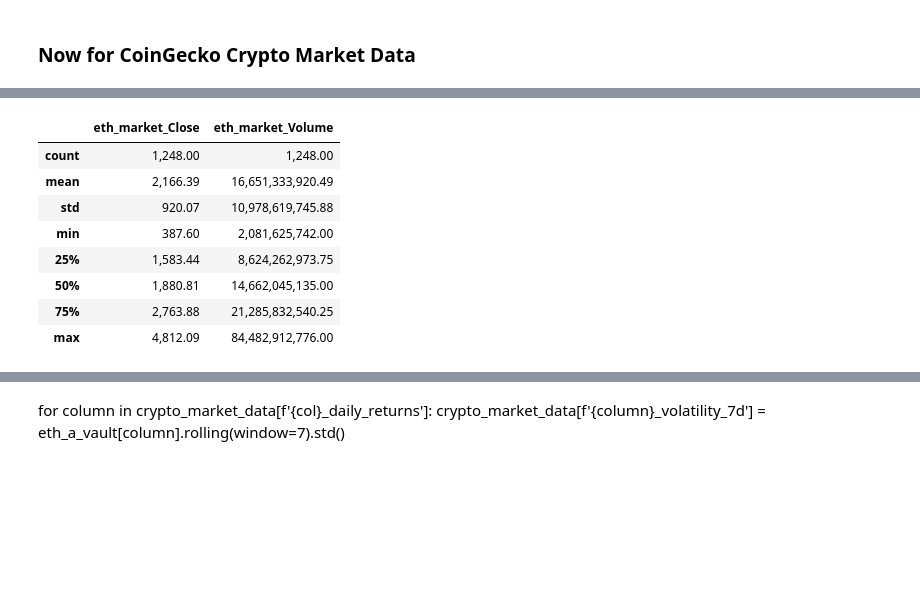
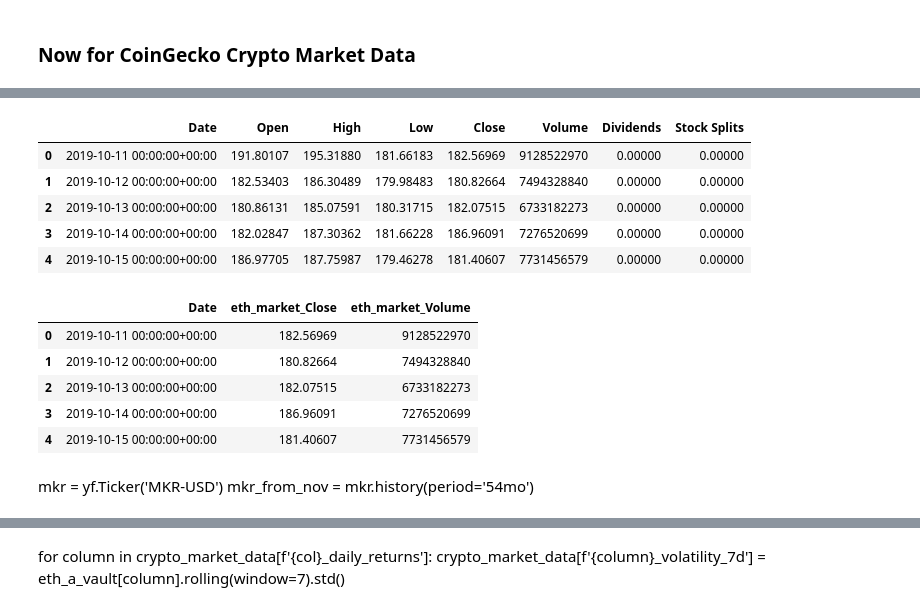
Before and after one commit to BrandynHamilton/mkrdao_port_mgmt, a Jupyter notebook: notebooks/exploratory.ipynb, the cells around one changed output, grey strips where cells are left out. Drawn from its saved outputs; the diff is of its cells as text; code cells hidden in the pictures; blank space fills up the shorter version.

```diff
--- a/notebooks/exploratory.ipynb
+++ b/notebooks/exploratory.ipynb
@@ -94,7 +59,7 @@ def fetch_dune_data(num):
     result = dune.get_latest_result(num)
     return pd.DataFrame(result.result.rows)
 # %%
-pd.options.display.float_format = '{:,.2f}'.format
+pd.options.display.float_format = '{:,.5f}'.format
 # %% [markdown]
 ### First, lets get MakerDAO Financial Statements from https://dune.com/steakhouse/makerdao
 # %% [markdown]
@@ -239,8 +214,10 @@ pivoted_income_statement = is_csv.pivot_table(index='period',
                             columns='item',
                             values='value',
                             aggfunc='sum').reset_index()
+# %%
+pivoted_income_statement.drop(columns=['1 - PnL','2 - Assets','2.8 - Operating Reserves','3 - Liabilities & Equity','3.8 - Equity (Operating Reserves)'], inplace=True)
 # %%
-pivoted_income_statement['Total Revenues']= pivoted_income_statement[['1 - PnL', '1.1 - Lending Revenues', '1.2 - Liquidations Revenues', '1.3 - Trading Revenues']].sum(axis=1)
+pivoted_income_statement['Total Revenues']= pivoted_income_statement[['1.1 - Lending Revenues', '1.2 - Liquidations Revenues', '1.3 - Trading Revenues']].sum(axis=1)
 pivoted_income_statement['Total Expenses'] = pivoted_income_statement[['1.4 - Lending Expenses', '1.5 - Liquidations Expenses', '1.6 - Workforce Expenses']].sum(axis=1)
 pivoted_income_statement['profit_margin'] = pivoted_income_statement['1.9 - Net Income'] / pivoted_income_statement['2.9 - Total Assets']
 pivoted_income_statement['ROA'] = pivoted_income_statement['1.9 - Net Income'] / pivoted_income_statement['2.9 - Total Assets']
@@ -1835,3 +1947,13 @@ eth = yf.Ticker('ETH-USD')
 # %%
-eth_from_nov = eth.history(period='41mo')
-eth_from_nov = eth_from_nov.drop(columns=['Dividends','Stock Splits','Open','Low','High'])
+eth_from_nov_path = '../data/csv/eth.csv'
+#eth_from_nov.to_csv(eth_from_nov_path)
+eth_from_nov = pd.read_csv(eth_from_nov_path)
+# %%
+eth_from_nov.head()
+# %% [output]
+|  | Date | Open | High | Low | Close | Volume | Dividends | Stock Splits |
+| 0 | 2019-10-11 00:00:00+00:00 | 191.80107 | 195.31880 | 181.66183 | 182.56969 | 9128522970 | 0.00000 | 0.00000 |
+| 1 | 2019-10-12 00:00:00+00:00 | 182.53403 | 186.30489 | 179.98483 | 180.82664 | 7494328840 | 0.00000 | 0.00000 |
+| 2 | 2019-10-13 00:00:00+00:00 | 180.86131 | 185.07591 | 180.31715 | 182.07515 | 6733182273 | 0.00000 | 0.00000 |
+| 3 | 2019-10-14 00:00:00+00:00 | 182.02847 | 187.30362 | 181.66228 | 186.96091 | 7276520699 | 0.00000 | 0.00000 |
+| 4 | 2019-10-15 00:00:00+00:00 | 186.97705 | 187.75987 | 179.46278 | 181.40607 | 7731456579 | 0.00000 | 0.00000 |
@@ -1838,14 +1962,11 @@ eth_from_nov = eth_from_nov.drop(columns=['Dividends','Stock Splits','Open','Low
 # %%
 eth_from_nov.columns = [f'eth_market_{col}' if col != 'Date' else col for col in eth_from_nov.columns]
 # %%
-eth_from_nov.describe()
+eth_from_nov.head()
 # %% [output]
-|  | eth_market_Close | eth_market_Volume |
-| count | 1,248.00 | 1,248.00 |
-| mean | 2,166.39 | 16,651,333,920.49 |
-| std | 920.07 | 10,978,619,745.88 |
-| min | 387.60 | 2,081,625,742.00 |
-| 25% | 1,583.44 | 8,624,262,973.75 |
-| 50% | 1,880.81 | 14,662,045,135.00 |
-| 75% | 2,763.88 | 21,285,832,540.25 |
-| max | 4,812.09 | 84,482,912,776.00 |
+|  | Date | eth_market_Close | eth_market_Volume |
+| 0 | 2019-10-11 00:00:00+00:00 | 182.56969 | 9128522970 |
+| 1 | 2019-10-12 00:00:00+00:00 | 180.82664 | 7494328840 |
+| 2 | 2019-10-13 00:00:00+00:00 | 182.07515 | 6733182273 |
+| 3 | 2019-10-14 00:00:00+00:00 | 186.96091 | 7276520699 |
+| 4 | 2019-10-15 00:00:00+00:00 | 181.40607 | 7731456579 |
@@ -1853,0 +1973,3 @@ mkr = yf.Ticker('MKR-USD')
+# %% [markdown]
+mkr = yf.Ticker('MKR-USD')
+mkr_from_nov = mkr.history(period='54mo')
```
Also changed, not shown: parts of 268 cells of this notebook, 24 other files.
